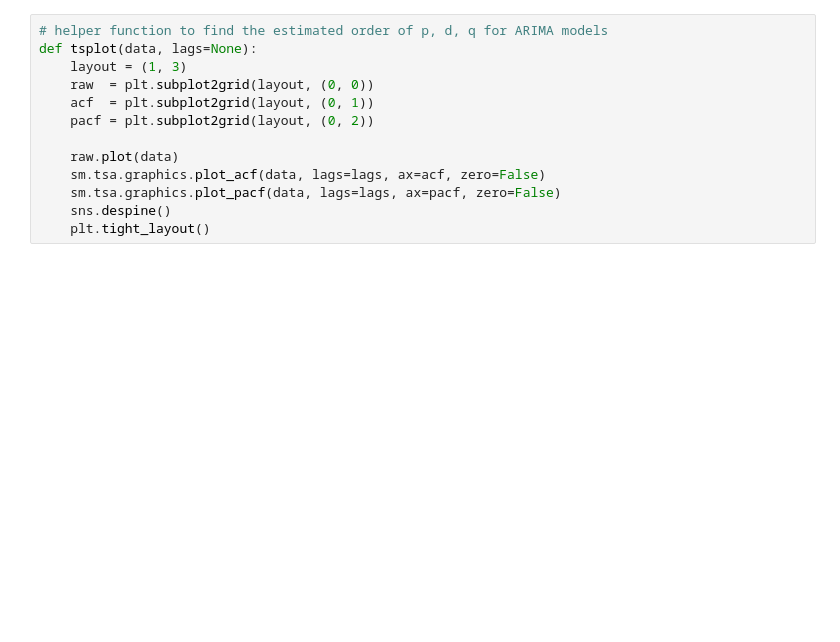
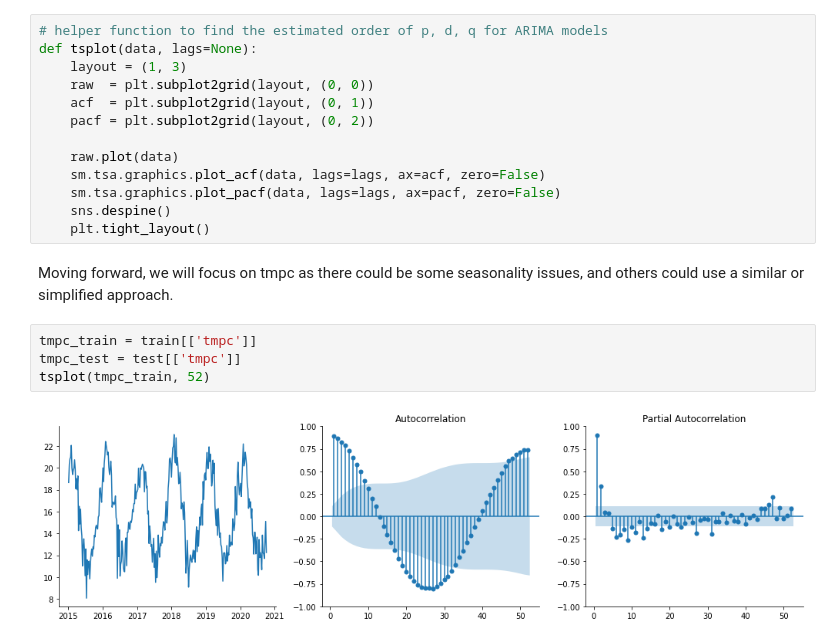
Before and after one commit to ChanningW2211/Data-Science-Project, a Jupyter notebook: Weather Forecast/weather_forecast.ipynb, the cells around one changed output. Saved outputs shown, nothing was run; the diff lists cells and outputs as text; blank space fills up the shorter version.

```diff
--- a/Weather Forecast/weather_forecast.ipynb
+++ b/Weather Forecast/weather_forecast.ipynb
@@ -231,3 +221,11 @@ def tsplot(data, lags=None):
     sm.tsa.graphics.plot_pacf(data, lags=lags, ax=pacf, zero=False)
     sns.despine()
     plt.tight_layout()
+# %% [markdown]
+Moving forward, we will focus on tmpc as there could be some seasonality issues, and others could use a similar or simplified approach.
+# %%
+tmpc_train = train[['tmpc']]
+tmpc_test = test[['tmpc']]
+tsplot(tmpc_train, 52)
+# %% [output]
+[figure, added]
```
Also changed, not shown: parts of 19 cells of this notebook.
